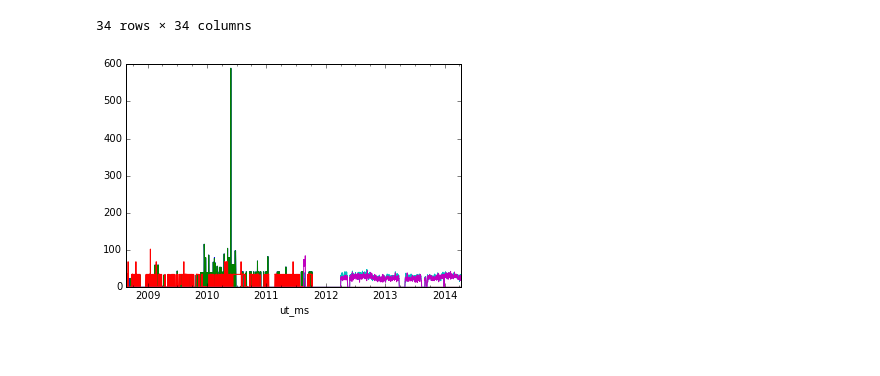
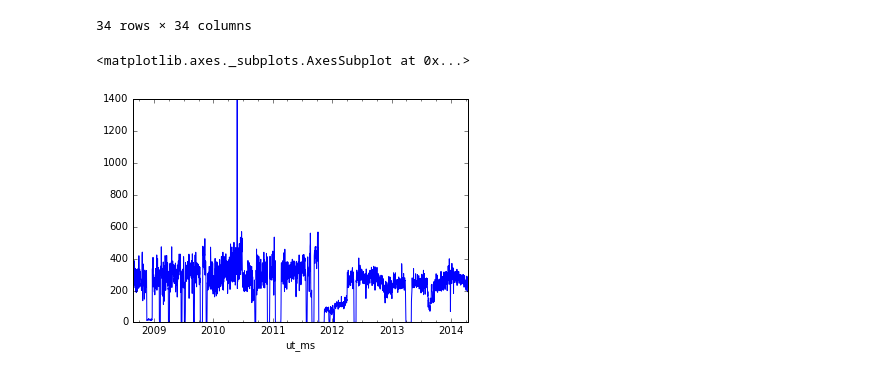
Before and after one commit to ktrnka/mars-express, a Jupyter notebook: experiments.ipynb, the cells around one changed output. Saved outputs shown, nothing was run; the diff lists cells and outputs as text; code cells hidden in the pictures.

```diff
--- a/experiments.ipynb
+++ b/experiments.ipynb
@@ -192,13 +205,15 @@ power_data.corr()
 # %%
 dmop_data = load_files(find_files(path, "dmop"))
 # dmop_data = dmop_data[:1000]
-dmop_data["subsystem"] = dmop_data.subsystem.str.replace(r"\..+", "")
+# dmop_data["subsystem"] = dmop_data.subsystem.str.replace(r"\..+", "")
 dmop_data["dummy"] = 1
-dmop_data = dmop_data.pivot_table(index=dmop_data.index, columns="subsystem", values="dummy").resample("1D").count()
+dmop_data.dummy.resample("1D").count().plot()
+# dmop_data = dmop_data.pivot_table(index=dmop_data.index, columns="subsystem", values="dummy").resample("1D").count()
 
-column_variance = collections.Counter({col: dmop_data[col].std() for col in dmop_data.columns})
+# column_variance = collections.Counter({col: dmop_data[col].std() for col in dmop_data.columns})
 # print column_variance.most_common()
-for col, _ in column_variance.most_common()[:5]:
-    dmop_data[col].plot()
+# for col, _ in column_variance.most_common()[:5]:
+#     dmop_data[col].plot()
 # %% [output]
+<matplotlib.axes._subplots.AxesSubplot at 0x...>
-[figure, old version]
+[figure, new version]
```
Also changed, not shown: parts of 6 cells of this notebook, 3 other files.
